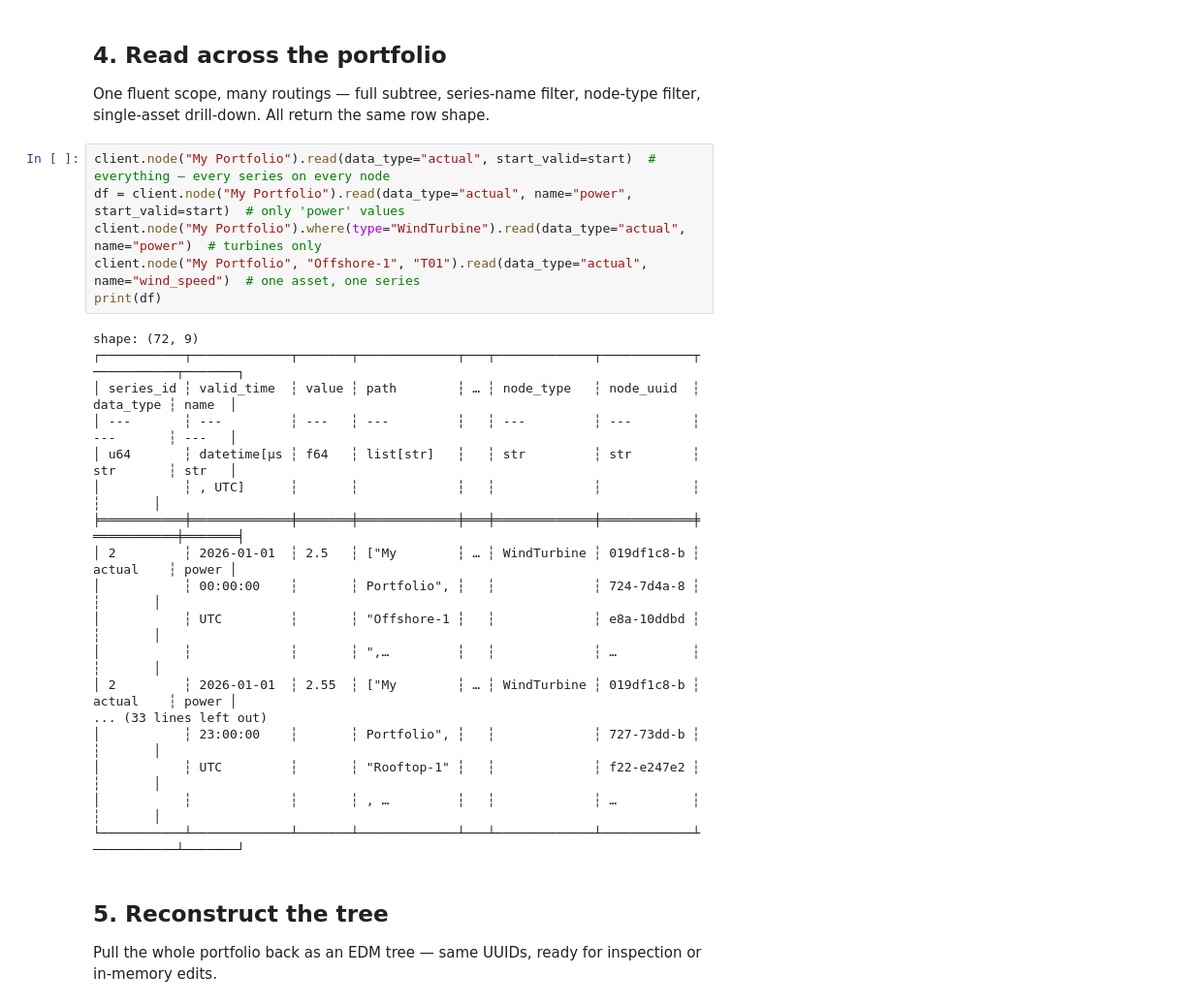
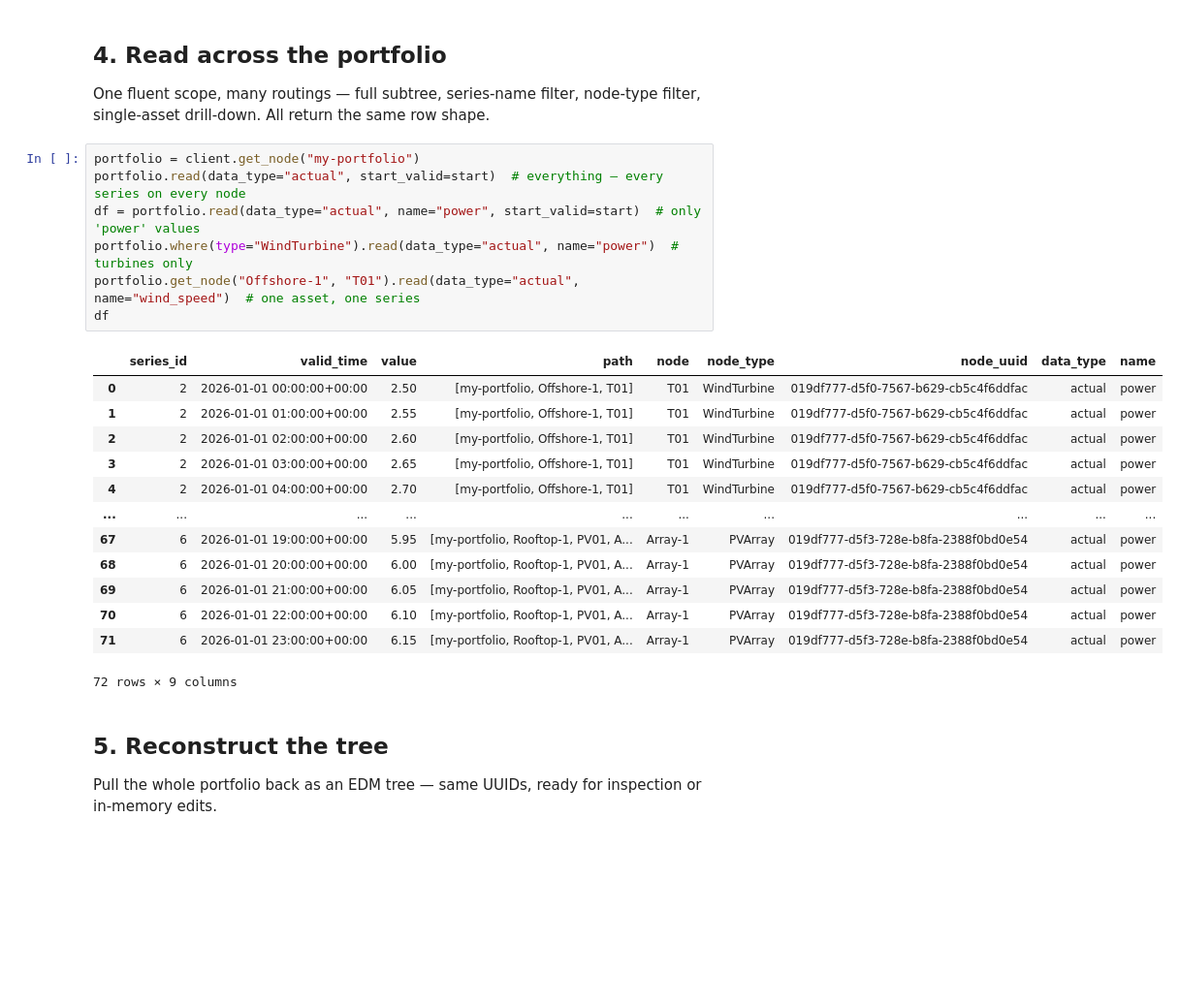
Before and after one commit to rebase-energy/energydb, a Jupyter notebook: examples/quickstart.ipynb, the cells around one changed output. Shown at 97% size. Drawn from its saved outputs; the diff is of its cells as text; blank space fills up the shorter version.

```diff
--- a/examples/quickstart.ipynb
+++ b/examples/quickstart.ipynb
@@ -136,29 +124,26 @@ client.node("My Portfolio", "Rooftop-1", "PV01", "Array-1").write(synth(5.0), na
 
 One fluent scope, many routings — full subtree, series-name filter, node-type filter, single-asset drill-down. All return the same row shape.
 # %%
-client.node("My Portfolio").read(data_type="actual", start_valid=start)  # everything — every series on every node
-df = client.node("My Portfolio").read(data_type="actual", name="power", start_valid=start)  # only 'power' values
-client.node("My Portfolio").where(type="WindTurbine").read(data_type="actual", name="power")  # turbines only
-client.node("My Portfolio", "Offshore-1", "T01").read(data_type="actual", name="wind_speed")  # one asset, one series
-print(df)
+portfolio = client.get_node("my-portfolio")
+portfolio.read(data_type="actual", start_valid=start)  # everything — every series on every node
+df = portfolio.read(data_type="actual", name="power", start_valid=start)  # only 'power' values
+portfolio.where(type="WindTurbine").read(data_type="actual", name="power")  # turbines only
+portfolio.get_node("Offshore-1", "T01").read(data_type="actual", name="wind_speed")  # one asset, one series
+df
 # %% [output]
+|  | series_id | valid_time | value | path | node | node_type | node_uuid | data_type | name |
+| 0 | 2 | 2026-01-01 00:00:00+00:00 | 2.50 | [my-portfolio, Offshore-1, T01] | T01 | WindTurbine | 019df777-d5f0-7567-b629-cb5c4f6ddfac | actual | power |
+| 1 | 2 | 2026-01-01 01:00:00+00:00 | 2.55 | [my-portfolio, Offshore-1, T01] | T01 | WindTurbine | 019df777-d5f0-7567-b629-cb5c4f6ddfac | actual | power |
+| 2 | 2 | 2026-01-01 02:00:00+00:00 | 2.60 | [my-portfolio, Offshore-1, T01] | T01 | WindTurbine | 019df777-d5f0-7567-b629-cb5c4f6ddfac | actual | power |
+| 3 | 2 | 2026-01-01 03:00:00+00:00 | 2.65 | [my-portfolio, Offshore-1, T01] | T01 | WindTurbine | 019df777-d5f0-7567-b629-cb5c4f6ddfac | actual | power |
+| 4 | 2 | 2026-01-01 04:00:00+00:00 | 2.70 | [my-portfolio, Offshore-1, T01] | T01 | WindTurbine | 019df777-d5f0-7567-b629-cb5c4f6ddfac | actual | power |
+| ... | ... | ... | ... | ... | ... | ... | ... | ... | ... |
+| 67 | 6 | 2026-01-01 19:00:00+00:00 | 5.95 | [my-portfolio, Rooftop-1, PV01, A... | Array-1 | PVArray | 019df777-d5f3-728e-b8fa-2388f0bd0e54 | actual | power |
+| 68 | 6 | 2026-01-01 20:00:00+00:00 | 6.00 | [my-portfolio, Rooftop-1, PV01, A... | Array-1 | PVArray | 019df777-d5f3-728e-b8fa-2388f0bd0e54 | actual | power |
+| 69 | 6 | 2026-01-01 21:00:00+00:00 | 6.05 | [my-portfolio, Rooftop-1, PV01, A... | Array-1 | PVArray | 019df777-d5f3-728e-b8fa-2388f0bd0e54 | actual | power |
+| 70 | 6 | 2026-01-01 22:00:00+00:00 | 6.10 | [my-portfolio, Rooftop-1, PV01, A... | Array-1 | PVArray | 019df777-d5f3-728e-b8fa-2388f0bd0e54 | actual | power |
+| 71 | 6 | 2026-01-01 23:00:00+00:00 | 6.15 | [my-portfolio, Rooftop-1, PV01, A... | Array-1 | PVArray | 019df777-d5f3-728e-b8fa-2388f0bd0e54 | actual | power |
-shape: (72, 9)
-┌───────────┬─────────────┬───────┬─────────────┬───┬─────────────┬────────────┬───────────┬───────┐
-│ series_id ┆ valid_time  ┆ value ┆ path        ┆ … ┆ node_type   ┆ node_uuid  ┆ data_type ┆ name  │
-│ ---       ┆ ---         ┆ ---   ┆ ---         ┆   ┆ ---         ┆ ---        ┆ ---       ┆ ---   │
-│ u64       ┆ datetime[μs ┆ f64   ┆ list[str]   ┆   ┆ str         ┆ str        ┆ str       ┆ str   │
-│           ┆ , UTC]      ┆       ┆             ┆   ┆             ┆            ┆           ┆       │
-╞═══════════╪═════════════╪═══════╪═════════════╪═══╪═════════════╪════════════╪═══════════╪═══════╡
-│ 2         ┆ 2026-01-01  ┆ 2.5   ┆ ["My        ┆ … ┆ WindTurbine ┆ 019df1c8-b ┆ actual    ┆ power │
-│           ┆ 00:00:00    ┆       ┆ Portfolio", ┆   ┆             ┆ 724-7d4a-8 ┆           ┆       │
-│           ┆ UTC         ┆       ┆ "Offshore-1 ┆   ┆             ┆ e8a-10ddbd ┆           ┆       │
-│           ┆             ┆       ┆ ",…         ┆   ┆             ┆ …          ┆           ┆       │
-│ 2         ┆ 2026-01-01  ┆ 2.55  ┆ ["My        ┆ … ┆ WindTurbine ┆ 019df1c8-b ┆ actual    ┆ power │
-... (33 lines left out)
-│           ┆ 23:00:00    ┆       ┆ Portfolio", ┆   ┆             ┆ 727-73dd-b ┆           ┆       │
-│           ┆ UTC         ┆       ┆ "Rooftop-1" ┆   ┆             ┆ f22-e247e2 ┆           ┆       │
-│           ┆             ┆       ┆ , …         ┆   ┆             ┆ …          ┆           ┆       │
-└───────────┴─────────────┴───────┴─────────────┴───┴─────────────┴────────────┴───────────┴───────┘
+72 rows × 9 columns
 # %% [markdown]
 ## 5. Reconstruct the tree
 
```
Also changed, not shown: parts of 13 cells of this notebook, 3 other files.
